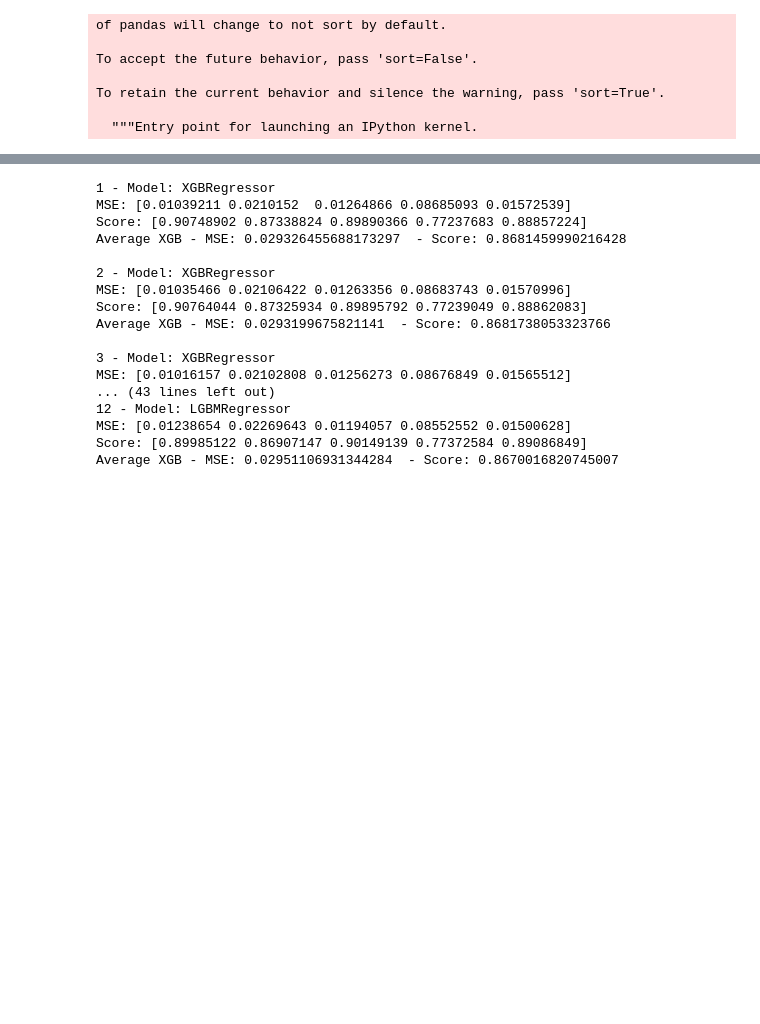
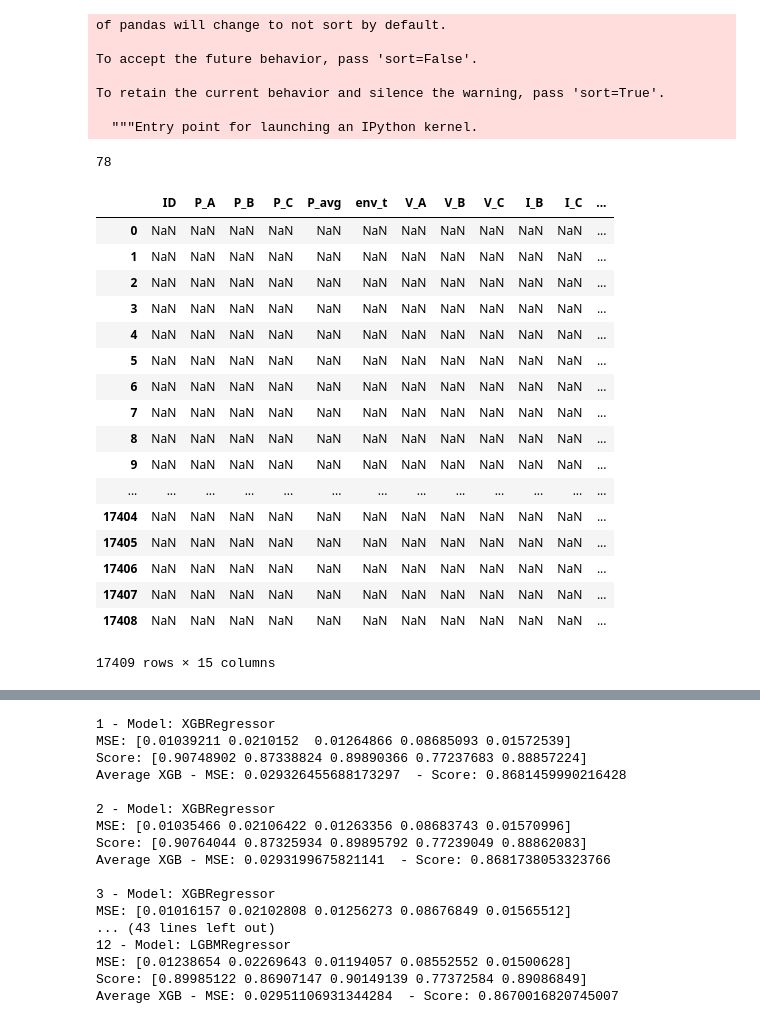
Before and after one commit to thuwyh/solar-magic, a Jupyter notebook: script/0810_copy_ninja.ipynb, the cells around one changed output, grey strips where cells are left out. Drawn from its saved outputs; the diff is of its cells as text; code cells hidden in the pictures; blank space fills up the shorter version.

```diff
--- a/script/0810_copy_ninja.ipynb
+++ b/script/0810_copy_ninja.ipynb
@@ -173,3 +173,31 @@ To accept the future behavior, pass 'sort=False'.
 To retain the current behavior and silence the warning, pass 'sort=True'.
 
   """Entry point for launching an IPython kernel.
+# %%
+len(set(list(bad_index1)+list(bad_index2)))
+# %% [output]
+78
+# %%
+all_data[bad_feature][
+    (all_data[bad_feature] > all_data[bad_feature].mean() + 2 * all_data[bad_feature].std()) |
+    (all_data[bad_feature] < all_data[bad_feature].mean() - 2 * all_data[bad_feature].std())
+]
+# %% [output]
+|  | ID | P_A | P_B | P_C | P_avg | env_t | V_A | V_B | V_C | I_B | I_C | ... |
+| 0 | NaN | NaN | NaN | NaN | NaN | NaN | NaN | NaN | NaN | NaN | NaN | ... |
+| 1 | NaN | NaN | NaN | NaN | NaN | NaN | NaN | NaN | NaN | NaN | NaN | ... |
+| 2 | NaN | NaN | NaN | NaN | NaN | NaN | NaN | NaN | NaN | NaN | NaN | ... |
+| 3 | NaN | NaN | NaN | NaN | NaN | NaN | NaN | NaN | NaN | NaN | NaN | ... |
+| 4 | NaN | NaN | NaN | NaN | NaN | NaN | NaN | NaN | NaN | NaN | NaN | ... |
+| 5 | NaN | NaN | NaN | NaN | NaN | NaN | NaN | NaN | NaN | NaN | NaN | ... |
+| 6 | NaN | NaN | NaN | NaN | NaN | NaN | NaN | NaN | NaN | NaN | NaN | ... |
+| 7 | NaN | NaN | NaN | NaN | NaN | NaN | NaN | NaN | NaN | NaN | NaN | ... |
+| 8 | NaN | NaN | NaN | NaN | NaN | NaN | NaN | NaN | NaN | NaN | NaN | ... |
+| 9 | NaN | NaN | NaN | NaN | NaN | NaN | NaN | NaN | NaN | NaN | NaN | ... |
+| ... | ... | ... | ... | ... | ... | ... | ... | ... | ... | ... | ... | ... |
+| 17404 | NaN | NaN | NaN | NaN | NaN | NaN | NaN | NaN | NaN | NaN | NaN | ... |
+| 17405 | NaN | NaN | NaN | NaN | NaN | NaN | NaN | NaN | NaN | NaN | NaN | ... |
+| 17406 | NaN | NaN | NaN | NaN | NaN | NaN | NaN | NaN | NaN | NaN | NaN | ... |
+| 17407 | NaN | NaN | NaN | NaN | NaN | NaN | NaN | NaN | NaN | NaN | NaN | ... |
+| 17408 | NaN | NaN | NaN | NaN | NaN | NaN | NaN | NaN | NaN | NaN | NaN | ... |
+17409 rows × 15 columns
```
Also changed, not shown: parts of 1 cell of this notebook, 30 other files.
